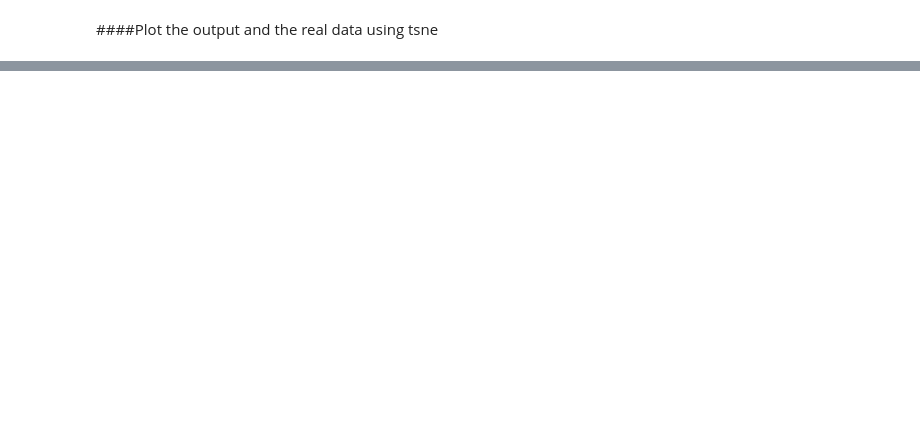
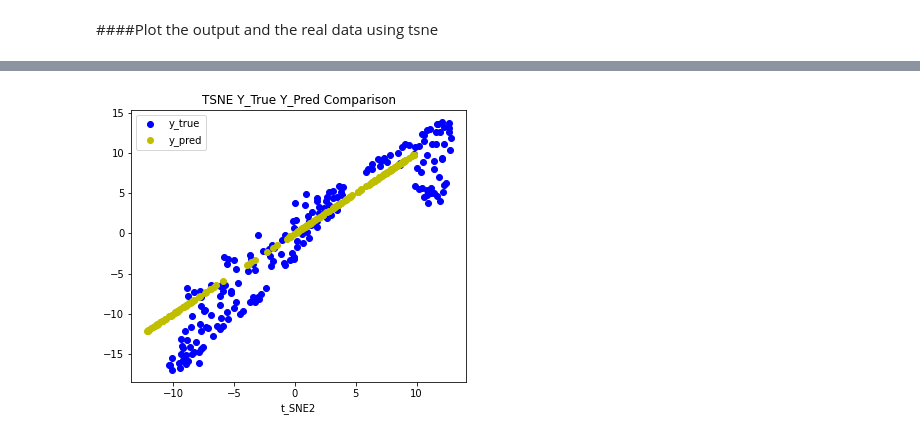
Before and after one commit to YuxingW/deep_learning, a Jupyter notebook: hw3/numpy_nn.ipynb, the cells around one changed output, grey strips where cells are left out. Cells and saved outputs as stored; diff of their text form; code cells hidden in the pictures; blank space fills up the shorter version.

```diff
--- a/hw3/numpy_nn.ipynb
+++ b/hw3/numpy_nn.ipynb
@@ -182,0 +184,4 @@ plt.show()
+# %%
+plot_comparison(y_true, y_pred)
+# %% [output]
+[figure, added]
```
Also changed, not shown: parts of 8 cells of this notebook.
